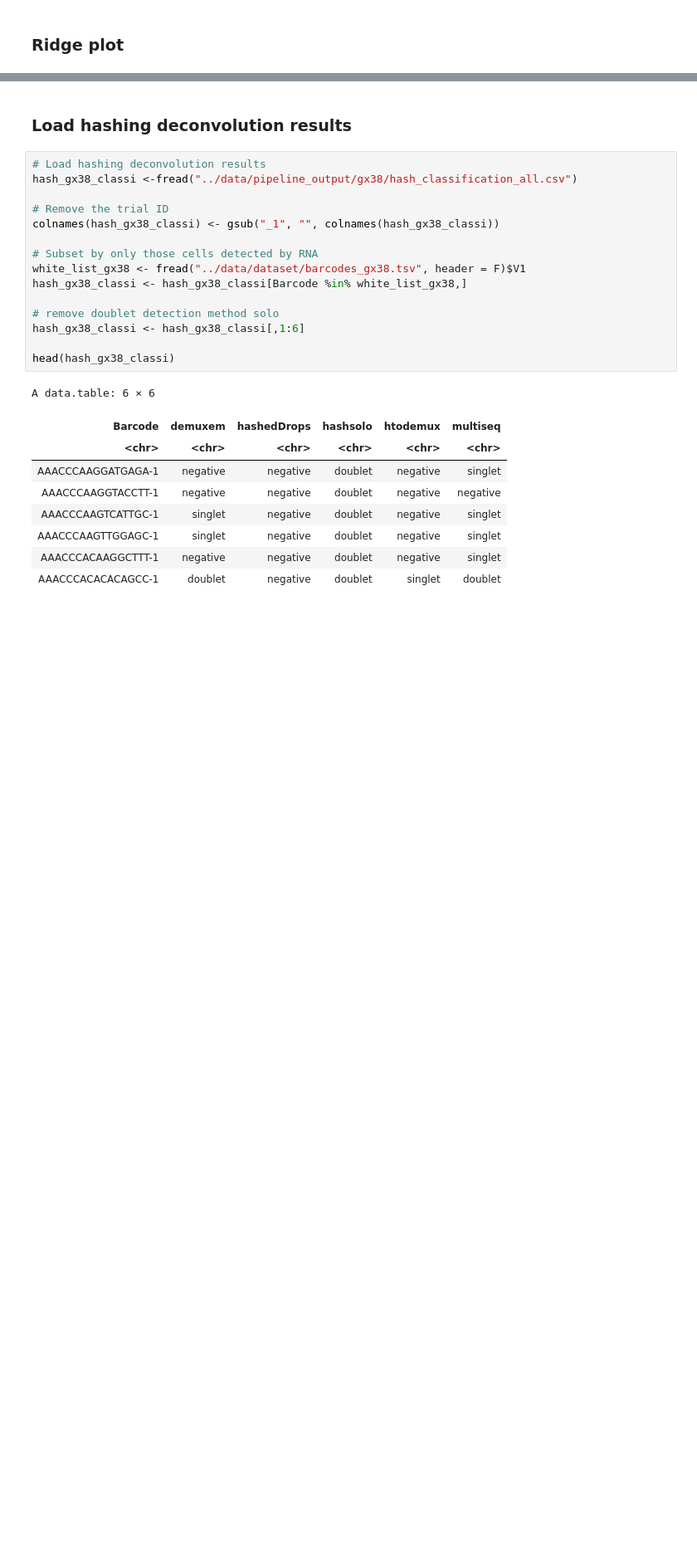
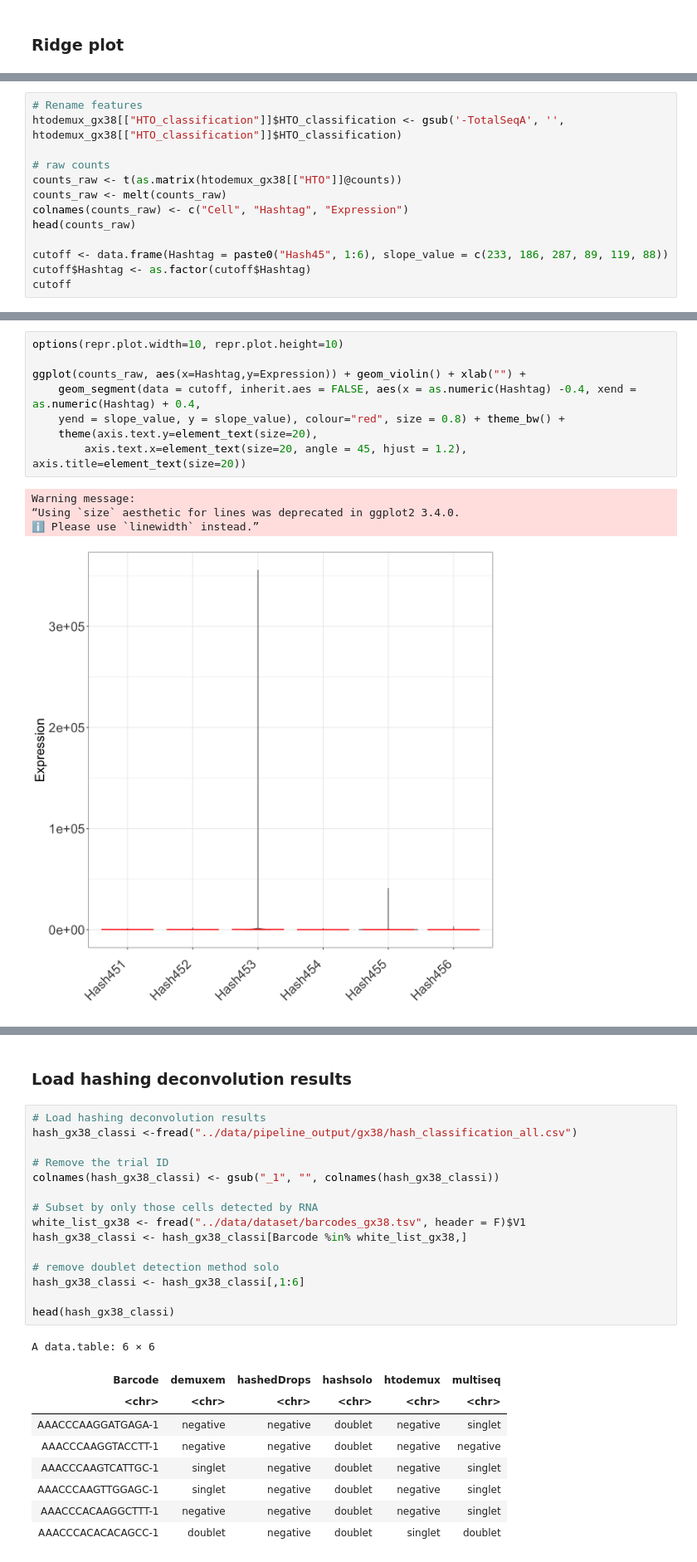
Before and after one commit to theislab/hadge-reproducibility, a Jupyter notebook: notebooks/s6-gx38.ipynb, the cells around one changed output, grey strips where cells are left out. Shown at 83% size. Drawn from its saved outputs; the diff is of its cells as text; blank space fills up the shorter version.

Commit message:
update supply. figure 5-7

```diff
--- a/notebooks/s6-gx38.ipynb
+++ b/notebooks/s6-gx38.ipynb
@@ -94,0 +81,13 @@ Adding another scale for fill, which will replace the existing scale.
+# %%
+# Rename features
+htodemux_gx38[["HTO_classification"]]$HTO_classification <- gsub('-TotalSeqA', '', htodemux_gx38[["HTO_classification"]]$HTO_classification)
+
+# raw counts
+counts_raw <- t(as.matrix(htodemux_gx38[["HTO"]]@counts))
+counts_raw <- melt(counts_raw)
+colnames(counts_raw) <- c("Cell", "Hashtag", "Expression")
+head(counts_raw)
+
+cutoff <- data.frame(Hashtag = paste0("Hash45", 1:6), slope_value = c(233, 186, 287, 89, 119, 88))
+cutoff$Hashtag <- as.factor(cutoff$Hashtag)
+cutoff
@@ -94,0 +115,13 @@ Adding another scale for fill, which will replace the existing scale.
+# %%
+options(repr.plot.width=10, repr.plot.height=10)
+
+ggplot(counts_raw, aes(x=Hashtag,y=Expression)) + geom_violin() + xlab("") +
+    geom_segment(data = cutoff, inherit.aes = FALSE, aes(x = as.numeric(Hashtag) -0.4, xend = as.numeric(Hashtag) + 0.4,
+    yend = slope_value, y = slope_value), colour="red", size = 0.8) + theme_bw() +
+    theme(axis.text.y=element_text(size=20),
+        axis.text.x=element_text(size=20, angle = 45, hjust = 1.2), axis.title=element_text(size=20))
+# %% [output]
+Warning message:
+“Using `size` aesthetic for lines was deprecated in ggplot2 3.4.0.
+ℹ Please use `linewidth` instead.”
+[figure, added]
```
Also changed, not shown: parts of 11 cells of this notebook, 2 other files.
